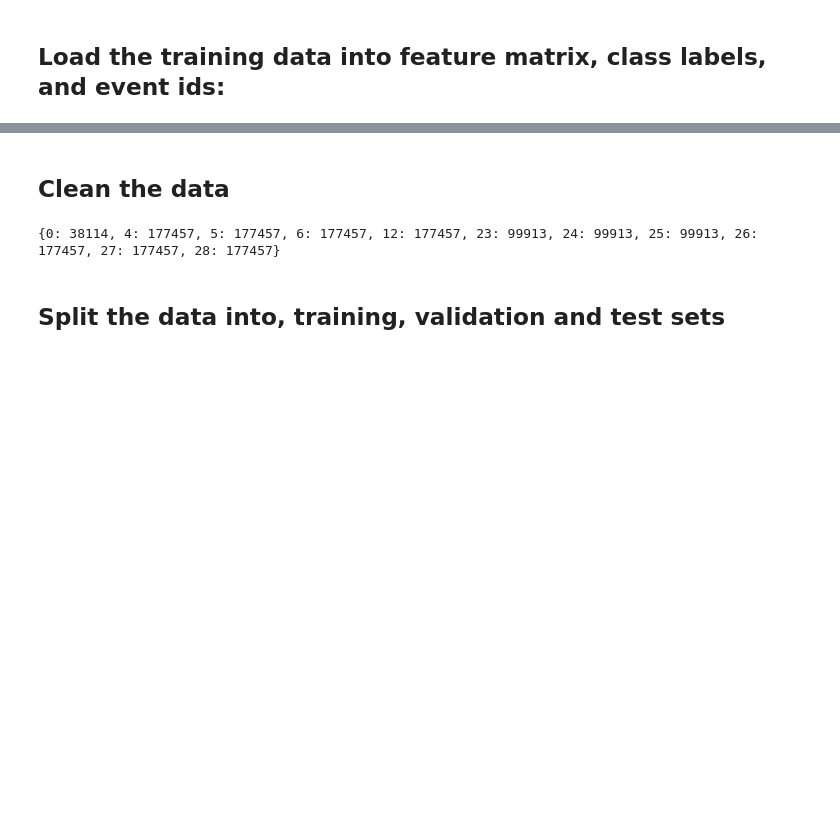
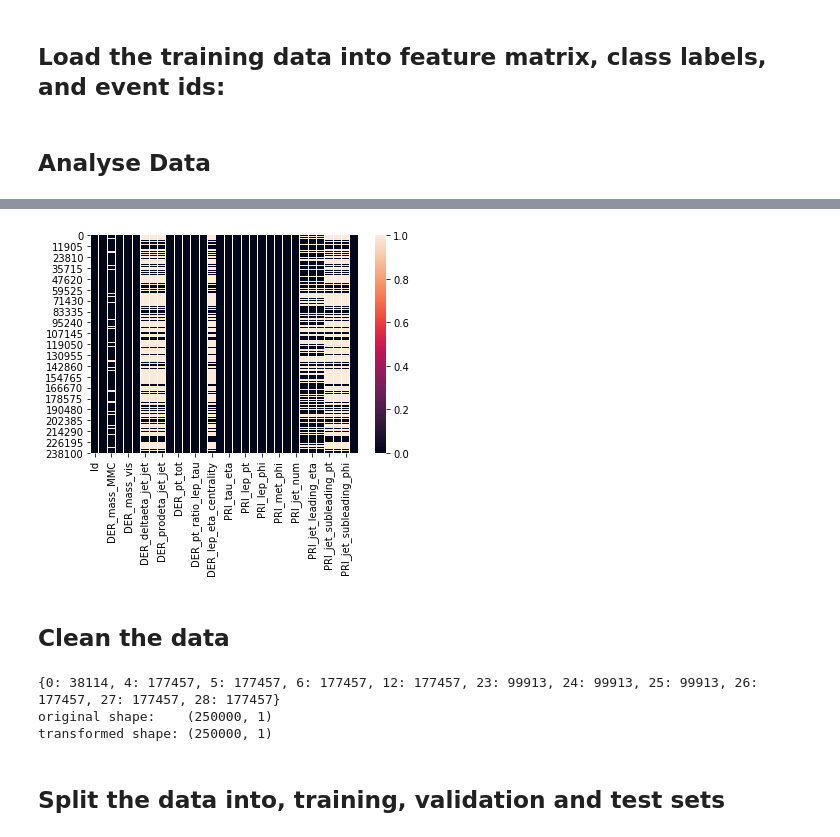
Before and after one commit to X4l1b1/ML_Project1, a Jupyter notebook: scripts/project1.ipynb, the cells around one changed output, grey strips where cells are left out. Saved outputs shown, nothing was run; the diff lists cells and outputs as text; code cells hidden in the pictures; blank space fills up the shorter version.

Commit message:
everything ready to test and analyse

```diff
--- a/scripts/project1.ipynb
+++ b/scripts/project1.ipynb
@@ -20,3 +28,29 @@ np.set_printoptions(threshold= 50)
 # %%
 from proj1_helpers import *
 y, tX, ids = load_csv_data(DATA_TRAIN_PATH)
+# %% [markdown]
+## Analyse Data
+# %%
+pd.set_option('display.max_rows', 40)
+pd.set_option('display.max_columns', 100)
+pd.set_option('display.width', 1000)
+data = pd.read_csv(DATA_TRAIN_PATH, header=0, na_values='-999', delimiter=',')
+#data.loc[[data['Prediction'].str.contains('s')],'Prediction'] = 1
+#data.loc[[data['Prediction'].str.contains('b', na=False)],'Prediction'] = -1
+#data[data < -998] = np.nan
+#from sklearn.decomposition import PCA
+#pca = PCA(n_components=30)
+#pca.fit(tX)
+
+#tX_pca = pca.transform(tX)
+#print("original shape:   ", tX.shape)
+#print("transformed shape:", tX_pca.shape)
+indicesS = data[data['Prediction'].str.contains('s')].index
+indicesB = pd.Int64Index(np.arange(len(data))).difference(indicesS)
+data.loc[indicesS, 'Prediction'] = np.ones(len(indicesS))
+data.loc[indicesB, 'Prediction'] = np.ones(len(indicesB))-2
+
+sns.heatmap(data.isna())
+display(data.head())
+display(data.describe())
+# %% [output]
@@ -23,9 +72,29 @@ y, tX, ids = load_csv_data(DATA_TRAIN_PATH)
+[figure, added]
 # %% [markdown]
 ## Clean the data
 # %%
-# Remove features with unusable data
-unique, counts = np.unique(np.where(tX < -998)[1], return_counts=True)
-print(dict(zip(unique, counts)))
-#tX = np.delete(tX, (0, 4, 5, 6, 12, 23, 24, 25, 26, 27, 28), 1)
+def cleanData(tX):
+    # Remove features with unusable data
+    unique, counts = np.unique(np.where(tX < -998)[1], return_counts=True)
+    print(dict(zip(unique, counts)))
+    tX = np.delete(tX, (0, 4, 5, 6, 12, 23, 24, 25, 26, 27, 28), 1)
+
+    # Standardize the data
+    tX, mean_x, std_x = standardize(tX)
+
+    tX = normalize(tX)
+
+    return tX
+
+clean_tX = cleanData(tX)
+
+pca = PCA(n_components=1)
+pca.fit(clean_tX)
+
+clean_tX = pca.transform(clean_tX)
+print("original shape:   ", clean_tX.shape)
+print("transformed shape:", tX_pca.shape)
 # %% [output]
 {0: 38114, 4: 177457, 5: 177457, 6: 177457, 12: 177457, 23: 99913, 24: 99913, 25: 99913, 26: 177457, 27: 177457, 28: 177457}
+original shape:    (250000, 1)
+transformed shape: (250000, 1)
```
Also changed, not shown: parts of 10 cells of this notebook, 2 other files.
